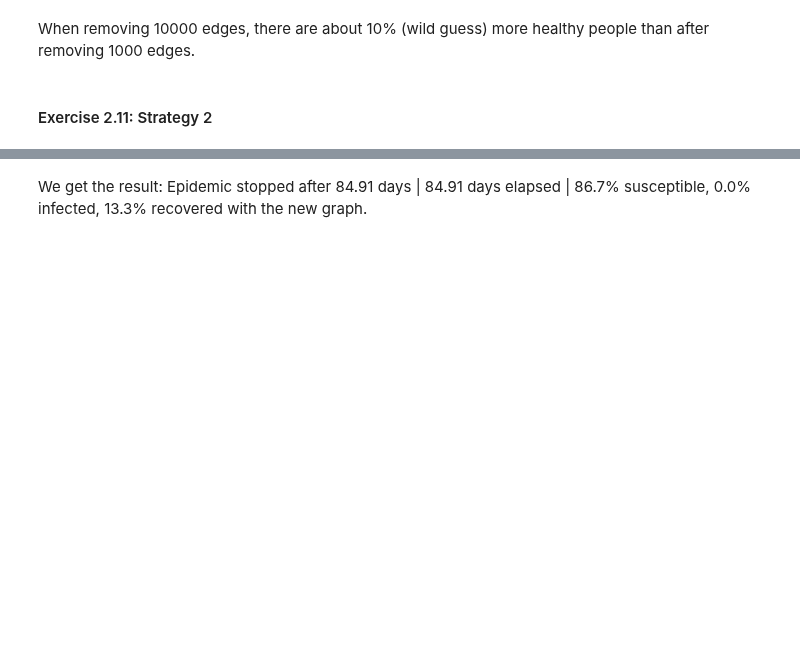
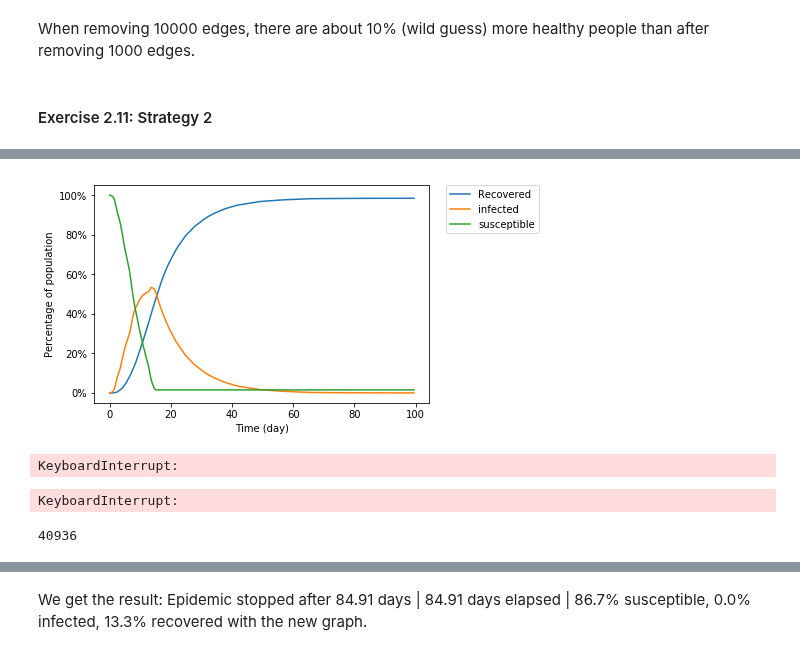
Before and after one commit to raphaelBarman/internetAnalytics, a Jupyter notebook: ix-lab2/notebooks/ix-lab2-notebook-part3.ipynb, the cells around one changed output, grey strips where cells are left out. Cells and saved outputs as stored; diff of their text form; code cells hidden in the pictures; blank space fills up the shorter version.

```diff
--- a/ix-lab2/notebooks/ix-lab2-notebook-part3.ipynb
+++ b/ix-lab2/notebooks/ix-lab2-notebook-part3.ipynb
@@ -196,0 +204,21 @@ graph.remove_edges_from([x[0] for x in centrality_sorted[:nb_edges_to_delete]])
+# %%
+graph = load_graph_from_file()
+nb_edges_to_delete = 2500
+centrality_sorted = sorted(centrality.items(), key=lambda x:x[1], reverse=True)
+graph.remove_edges_from([x[0] for x in centrality_sorted[:nb_edges_to_delete]])
+# Build the continuous-time SIR epidemic
+sir = epidemics_helper.SimulationSIR(graph, beta=10.0, gamma=0.1)
+
+# Launch epidemic
+sir.launch_epidemic(source=rand.randint(0, nb_nodes - 1), max_time=100.0)
+time = np.arange(0.0,100.0,0.5)
+ax = plt.subplot(1,1,1)
+ax.plot(time,np.vectorize(percentage_recovered)(sir,time),label="Recovered")
+ax.plot(time,np.vectorize(percentage_infected)(sir,time), label="infected")
+ax.plot(time,np.vectorize(percentage_susceptible)(sir,time), label="susceptible")
+ax.set_xlabel('Time (day)')
+ax.set_ylabel('Percentage of population')
+ax.legend(bbox_to_anchor=(1.05, 1), loc=2, borderaxespad=0.)
+def pct(x,pos): return "{}%".format(int(x*100))
+ax.yaxis.set_major_formatter(plt.FuncFormatter(pct))
+# %% [output]
@@ -197,3 +226,20 @@ graph.remove_edges_from([x[0] for x in centrality_sorted[:nb_edges_to_delete]])
+[figure, added]
+# %%
+from operator import itemgetter
+graph = load_graph_from_file()
+nb_edges_to_delete = 2500
+nodes_sorted = nd=sorted(graph.degree_iter(),key=itemgetter(1),reverse=True)
+for i in range(0,2500):
+     nodes_sorted = nd=sorted(graph.degree_iter(),key=itemgetter(1),reverse=True)
+     graph.remove_edge(graph.edges(nodes_sorted[0][0])[0][0],graph.edges(nodes_sorted[0][0])[0][1])
+# %% [output]
+KeyboardInterrupt:
+# %%
+graph = load_graph_from_file()
+nb_edges_to_delete = 2500
+print(nx.minimum_edge_cut(graph))
+# %% [output]
+KeyboardInterrupt:
 # %%
 # # Need to relable vertices, since we only have a subgraph of the network we have some node indices missing
 # nb_nodes = nx.number_of_nodes(giant_comp)
@@ -201,6 +247,9 @@ graph.remove_edges_from([x[0] for x in centrality_sorted[:nb_edges_to_delete]])
 # for i in range(0, nb_nodes):
 #     ordered_mapping[giant_comp.nodes()[i]] = i
 # giant_comp_fixed_indices = nx.relabel_nodes(giant_comp, ordered_mapping)
+print(nx.number_of_edges(graph))
+# %% [output]
+40936
 # %%
 # Build the continuous-time SIR epidemic
 sir = epidemics_helper.SimulationSIR(graph, beta=10.0, gamma=0.1)
```
Also changed, not shown: parts of 8 cells of this notebook.
